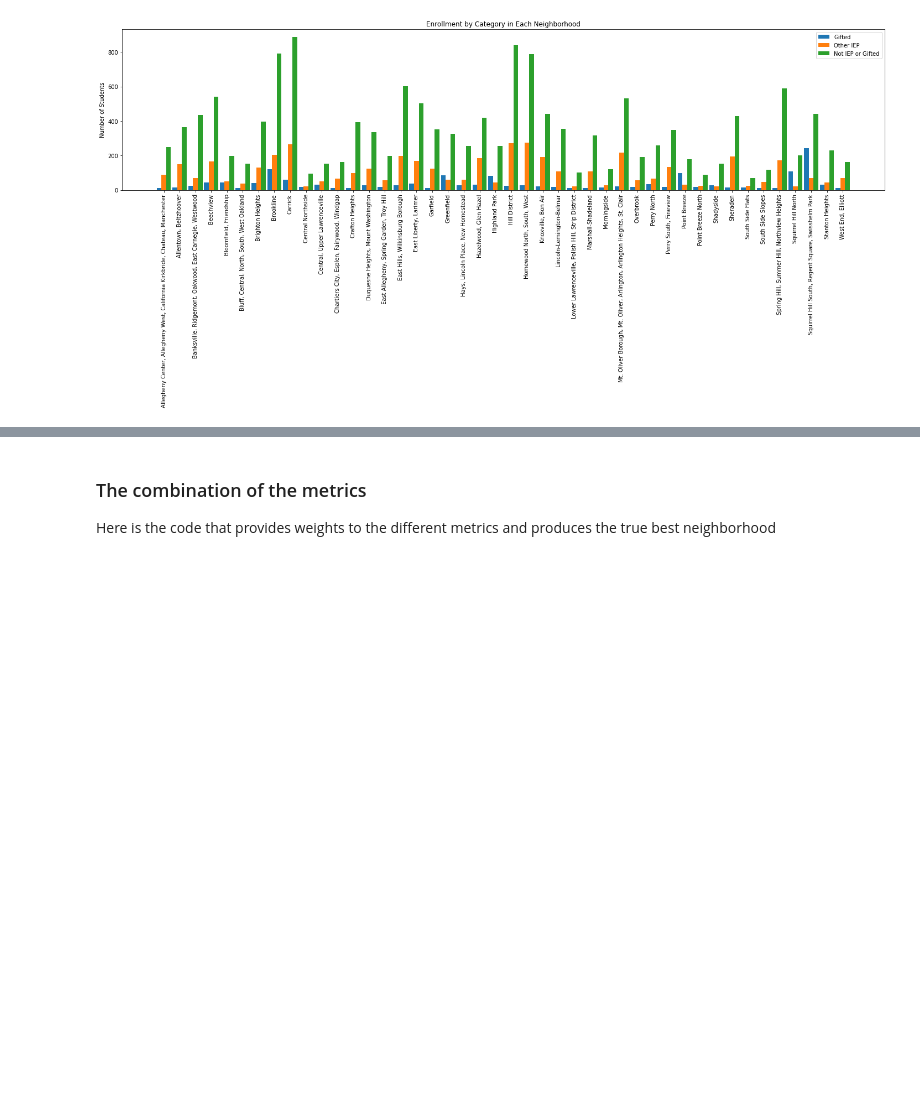
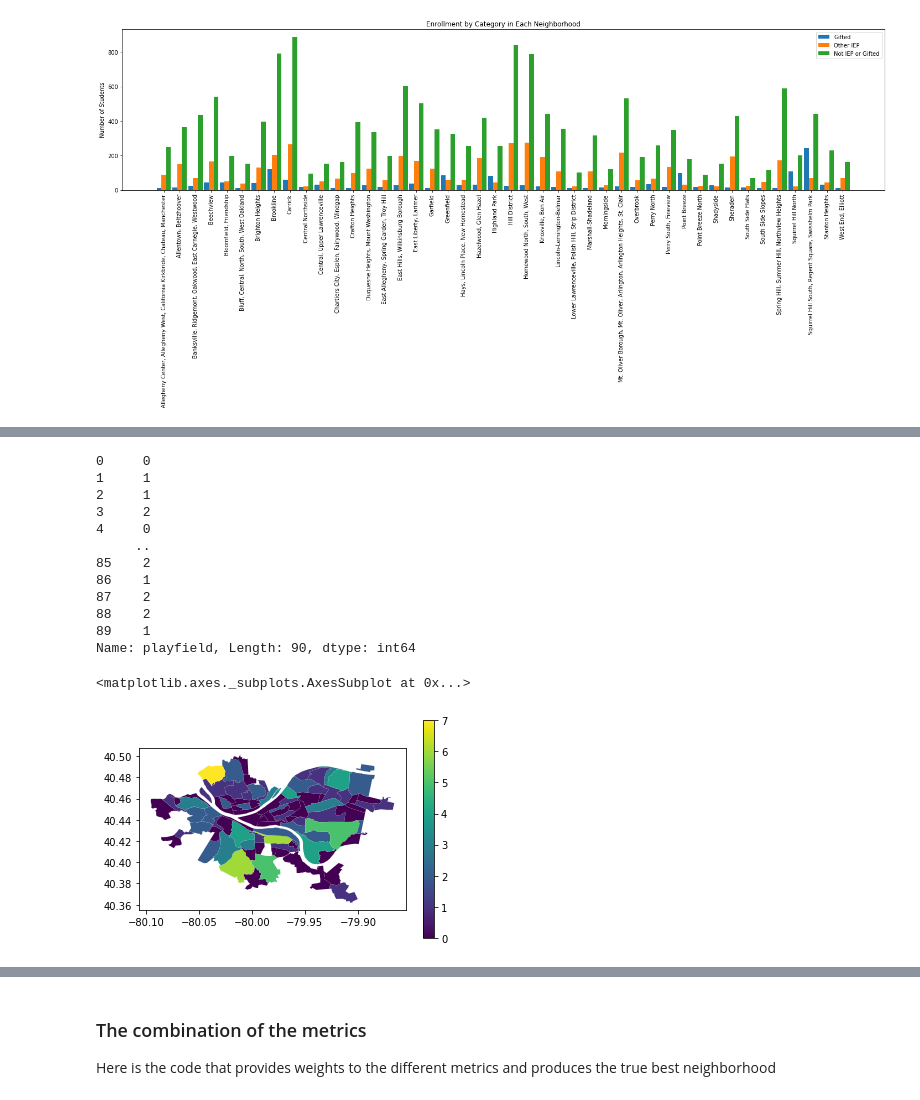
Before and after one commit to AKauffy/TheBiggestIdeas, a Jupyter notebook: FinalNotebook.ipynb, the cells around one changed output, grey strips where cells are left out. Cells and saved outputs as stored; diff of their text form; code cells hidden in the pictures; blank space fills up the shorter version.

```diff
--- a/FinalNotebook.ipynb
+++ b/FinalNotebook.ipynb
@@ -158,0 +174,2 @@ This part of the metric will gauge how many recreational areas are avaliable in
+# %%
+pf=pd.read_csv("playfield.csv")
@@ -158,0 +179,6 @@ This part of the metric will gauge how many recreational areas are avaliable in
+# %%
+n_data = pd.DataFrame()
+n_data["Neighborhood"]=nb["hood"]
+n_data["Geometry"] = neighborhood["geometry"]
+n_data["playfield"]=0
+n_data.sample(10)
@@ -158,0 +197,18 @@ This part of the metric will gauge how many recreational areas are avaliable in
+# %%
+from shapely.geometry import Point
+cnt=0
+for i,cur in pf.iterrows():
+
+    pt=Point(cur["longitude"],cur["latitude"])
+    found=False
+    for j,nb in n_data.iterrows():
+        if(nb["Geometry"].contains(pt)):
+            cnt+=1
+            n_data.at[j,"playfield"]+=1
+
+# print(neighborhood.head())
+# neighborhood.plot(column='a',legend=True)
+print(len(neighborhood))
+n_data.sample(10)
+# print(cnt)
+# cn1
@@ -158,0 +228,19 @@ This part of the metric will gauge how many recreational areas are avaliable in
+# %%
+neighborhood["playfield"]=n_data["playfield"]
+print(neighborhood["playfield"])
+neighborhood.plot(column="playfield",legend=True)
+# %% [output]
+0     0
+1     1
+2     1
+3     2
+4     0
+     ..
+85    2
+86    1
+87    2
+88    2
+89    1
+Name: playfield, Length: 90, dtype: int64
+<matplotlib.axes._subplots.AxesSubplot at 0x...>
+[figure, added]
```
Also changed, not shown: parts of 5 cells of this notebook.
